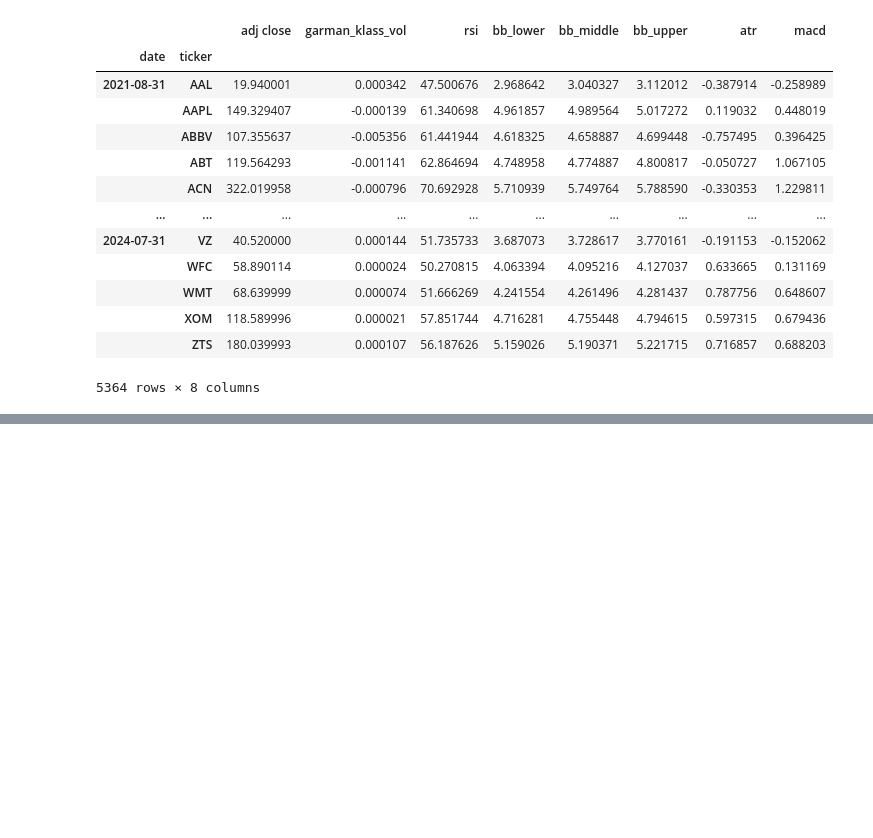
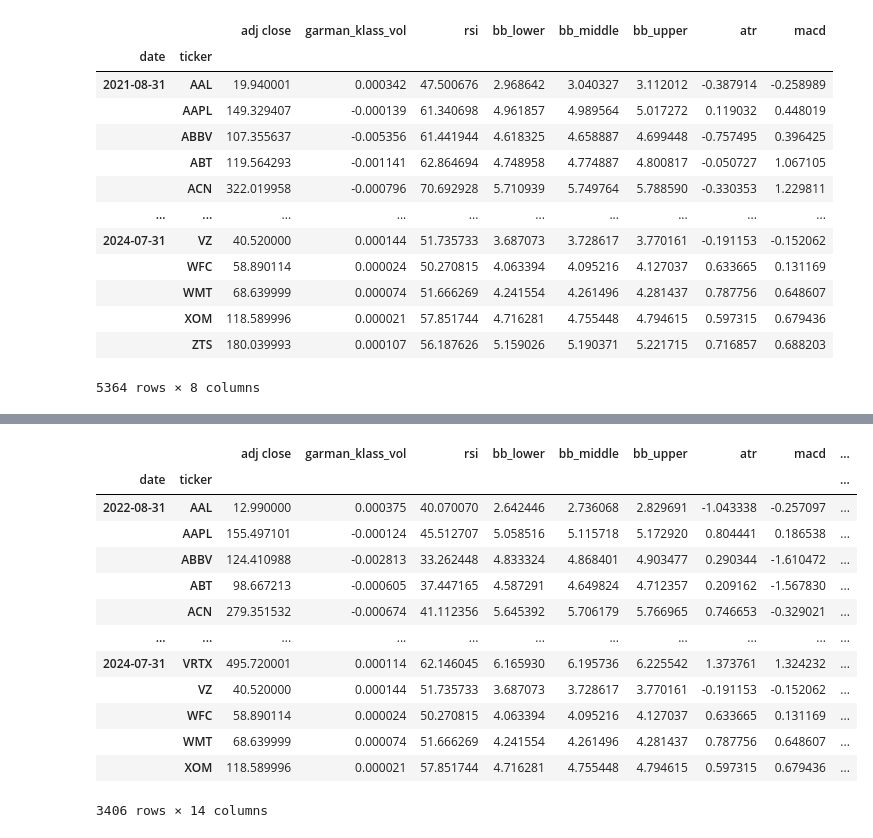
Before and after one commit to Radyko/MLQuantStrategy, a Jupyter notebook: AlgorithminTradingUnsupervisedLearning.ipynb, the cells around one changed output, grey strips where cells are left out. Saved outputs shown, nothing was run; the diff lists cells and outputs as text; code cells hidden in the pictures; blank space fills up the shorter version.

```diff
--- a/AlgorithminTradingUnsupervisedLearning.ipynb
+++ b/AlgorithminTradingUnsupervisedLearning.ipynb
@@ -154,0 +160,37 @@ data
+# %%
+def calculate_returns(df):
+
+  outlier_cutoff = 0.005 #arbitrary
+
+  lags = [1,2,3,6,9,12]
+
+  for lag in lags:
+    df[f'return_{lag}m'] = (df['adj close']
+                          .pct_change(lag)
+                          .pipe(lambda x: x.clip(lower=x.quantile(outlier_cutoff),
+                                                  upper=x.quantile(1-outlier_cutoff)))
+                          .add(1)
+                          .pow(1/lag)
+                          .sub(1))
+
+  return df
+
+
+data = data.groupby(level = 1, group_keys= False).apply(calculate_returns).dropna()
+
+data
+# %% [output]
+|  |  | adj close | garman_klass_vol | rsi | bb_lower | bb_middle | bb_upper | atr | macd | ... |
+| date | ticker |  |  |  |  |  |  |  |  | ... |
+| 2022-08-31 | AAL | 12.990000 | 0.000375 | 40.070070 | 2.642446 | 2.736068 | 2.829691 | -1.043338 | -0.257097 | ... |
+|  | AAPL | 155.497101 | -0.000124 | 45.512707 | 5.058516 | 5.115718 | 5.172920 | 0.804441 | 0.186538 | ... |
+|  | ABBV | 124.410988 | -0.002813 | 33.262448 | 4.833324 | 4.868401 | 4.903477 | 0.290344 | -1.610472 | ... |
+|  | ABT | 98.667213 | -0.000605 | 37.447165 | 4.587291 | 4.649824 | 4.712357 | 0.209162 | -1.567830 | ... |
+|  | ACN | 279.351532 | -0.000674 | 41.112356 | 5.645392 | 5.706179 | 5.766965 | 0.746653 | -0.329021 | ... |
+| ... | ... | ... | ... | ... | ... | ... | ... | ... | ... | ... |
+| 2024-07-31 | VRTX | 495.720001 | 0.000114 | 62.146045 | 6.165930 | 6.195736 | 6.225542 | 1.373761 | 1.324232 | ... |
+|  | VZ | 40.520000 | 0.000144 | 51.735733 | 3.687073 | 3.728617 | 3.770161 | -0.191153 | -0.152062 | ... |
+|  | WFC | 58.890114 | 0.000024 | 50.270815 | 4.063394 | 4.095216 | 4.127037 | 0.633665 | 0.131169 | ... |
+|  | WMT | 68.639999 | 0.000074 | 51.666269 | 4.241554 | 4.261496 | 4.281437 | 0.787756 | 0.648607 | ... |
+|  | XOM | 118.589996 | 0.000021 | 57.851744 | 4.716281 | 4.755448 | 4.794615 | 0.597315 | 0.679436 | ... |
+3406 rows × 14 columns
```
Also changed, not shown: parts of 3 cells of this notebook.
